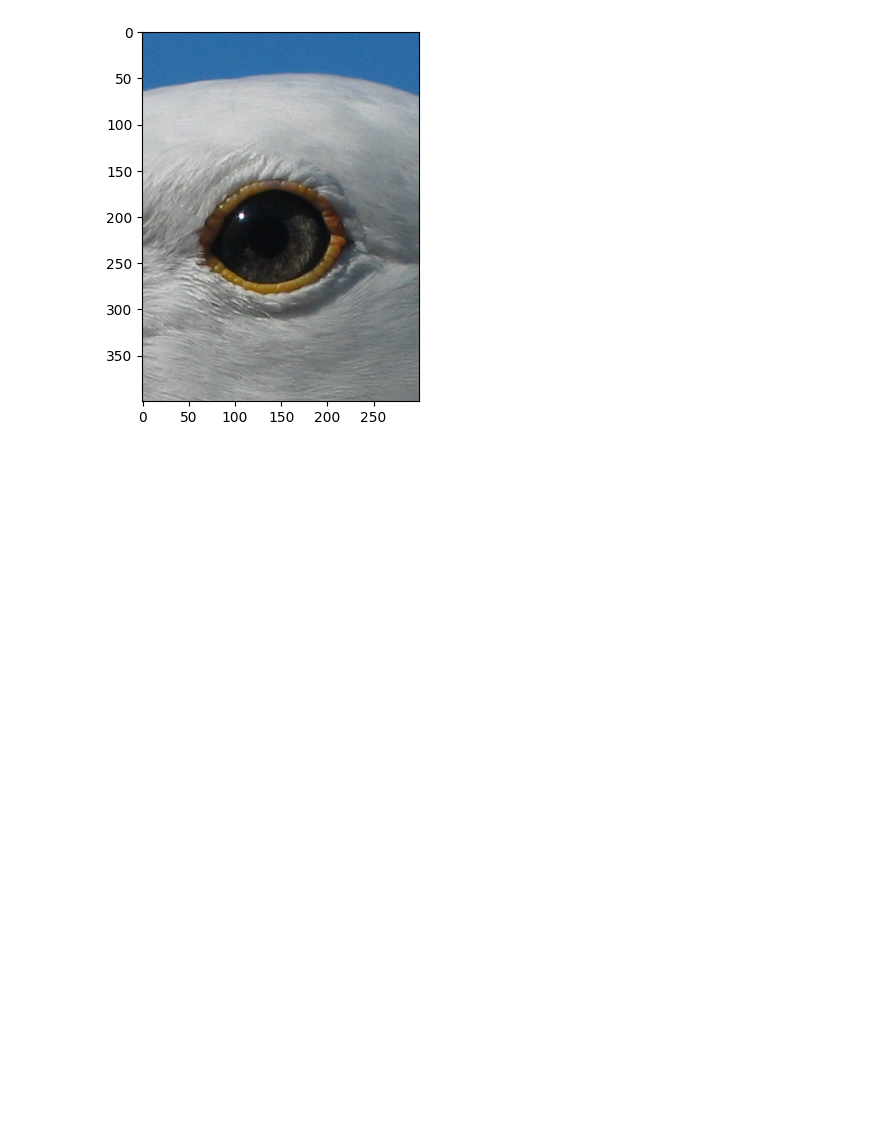
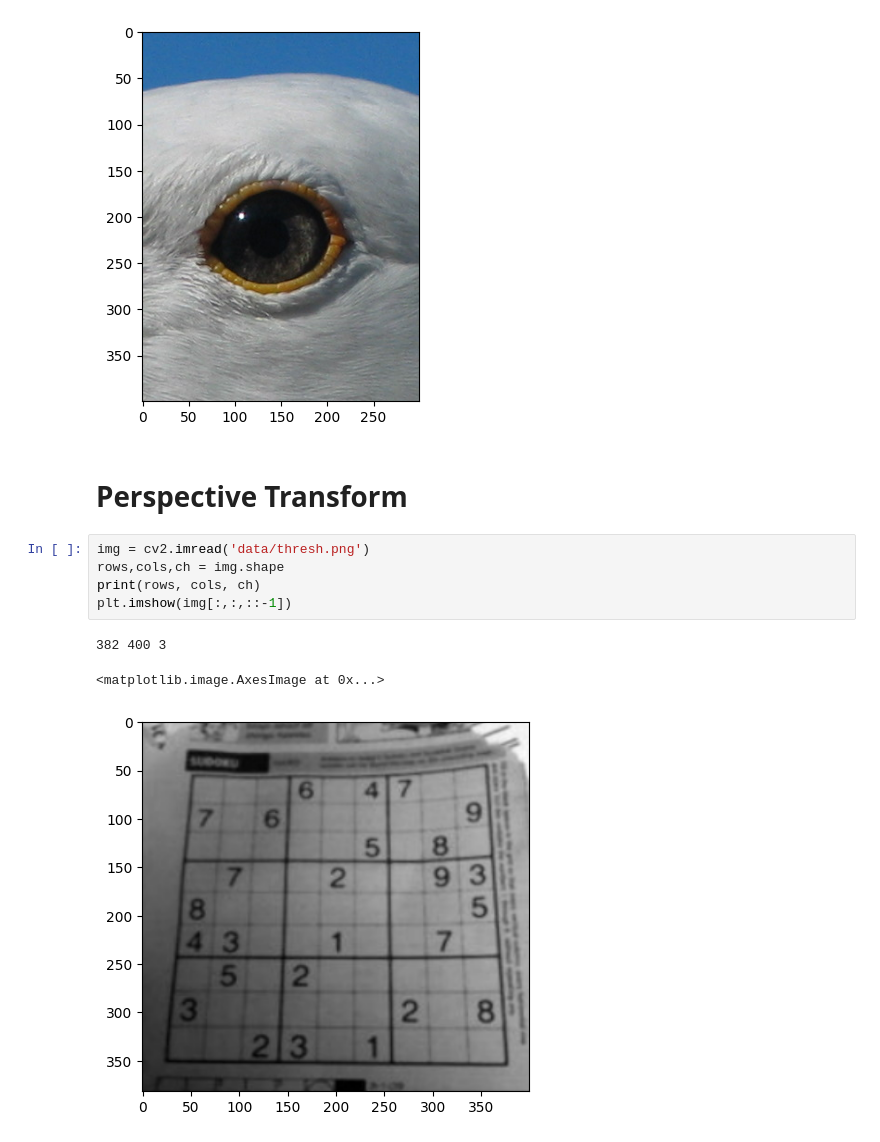
Before and after one commit to gokulg02/DEXBOT-CV-workshop, a Jupyter notebook: ImageManipulation.ipynb, the cells around one changed output. Drawn from its saved outputs; the diff is of its cells as text; blank space fills up the shorter version.

Commit message:
added perspectiveTransform

```diff
--- a/ImageManipulation.ipynb
+++ b/ImageManipulation.ipynb
@@ -118,3 +118,14 @@ print(croppedImg.shape)
 # %% [output]
 (400, 300, 3)
 [figure]
+# %% [markdown]
+# Perspective Transform
+# %%
+img = cv2.imread('data/thresh.png')
+rows,cols,ch = img.shape
+print(rows, cols, ch)
+plt.imshow(img[:,:,::-1])
+# %% [output]
+382 400 3
+<matplotlib.image.AxesImage at 0x...>
+[figure, added]
```
Also changed, not shown: parts of 4 cells of this notebook.
